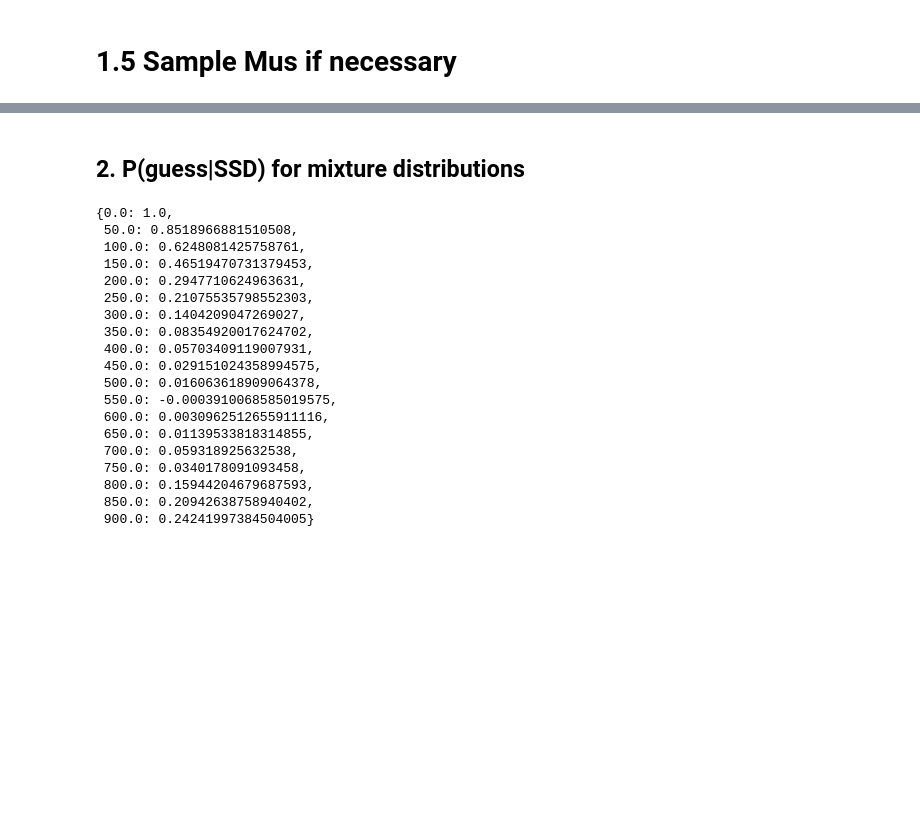
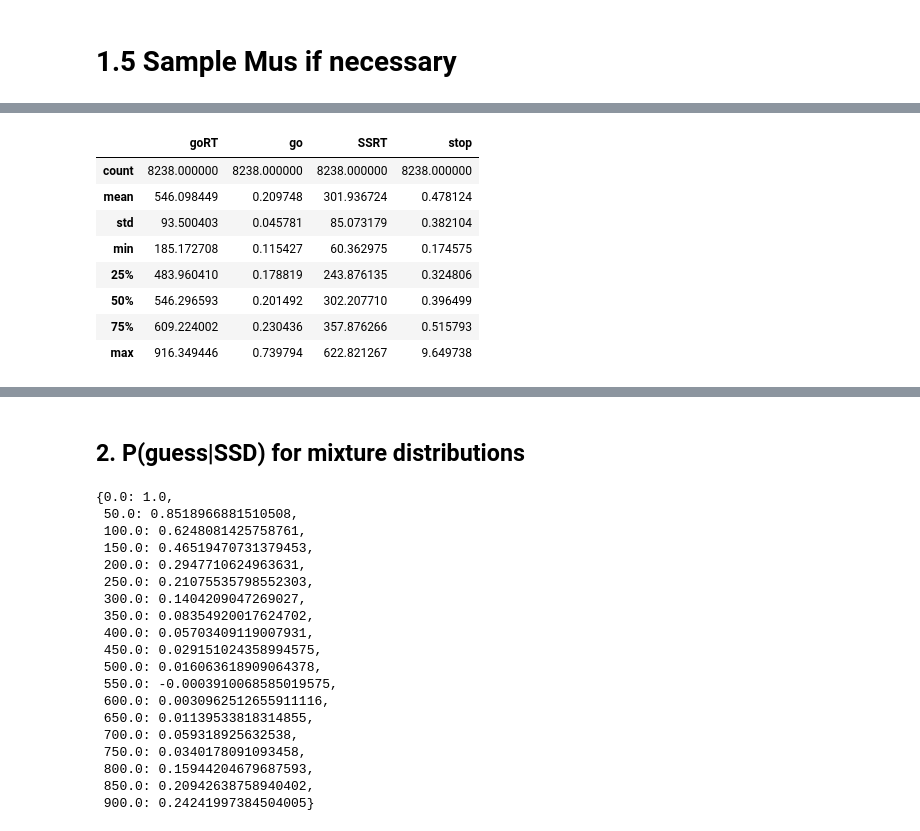
Before and after one commit to henrymj/ABCD_simulations, a Jupyter notebook: preprocess_ABCD_get_metrics.ipynb, the cells around one changed output, grey strips where cells are left out. Cells and saved outputs as stored; diff of their text form; code cells hidden in the pictures; blank space fills up the shorter version.

```diff
--- a/preprocess_ABCD_get_metrics.ipynb
+++ b/preprocess_ABCD_get_metrics.ipynb
@@ -242,0 +270,12 @@ NameError: name 'path' is not defined
+# %%
+mu_df.describe()
+# %% [output]
+|  | goRT | go | SSRT | stop |
+| count | 8238.000000 | 8238.000000 | 8238.000000 | 8238.000000 |
+| mean | 546.098449 | 0.209748 | 301.936724 | 0.478124 |
+| std | 93.500403 | 0.045781 | 85.073179 | 0.382104 |
+| min | 185.172708 | 0.115427 | 60.362975 | 0.174575 |
+| 25% | 483.960410 | 0.178819 | 243.876135 | 0.324806 |
+| 50% | 546.296593 | 0.201492 | 302.207710 | 0.396499 |
+| 75% | 609.224002 | 0.230436 | 357.876266 | 0.515793 |
+| max | 916.349446 | 0.739794 | 622.821267 | 9.649738 |
```
Also changed, not shown: parts of 17 cells of this notebook, 2 other files.
